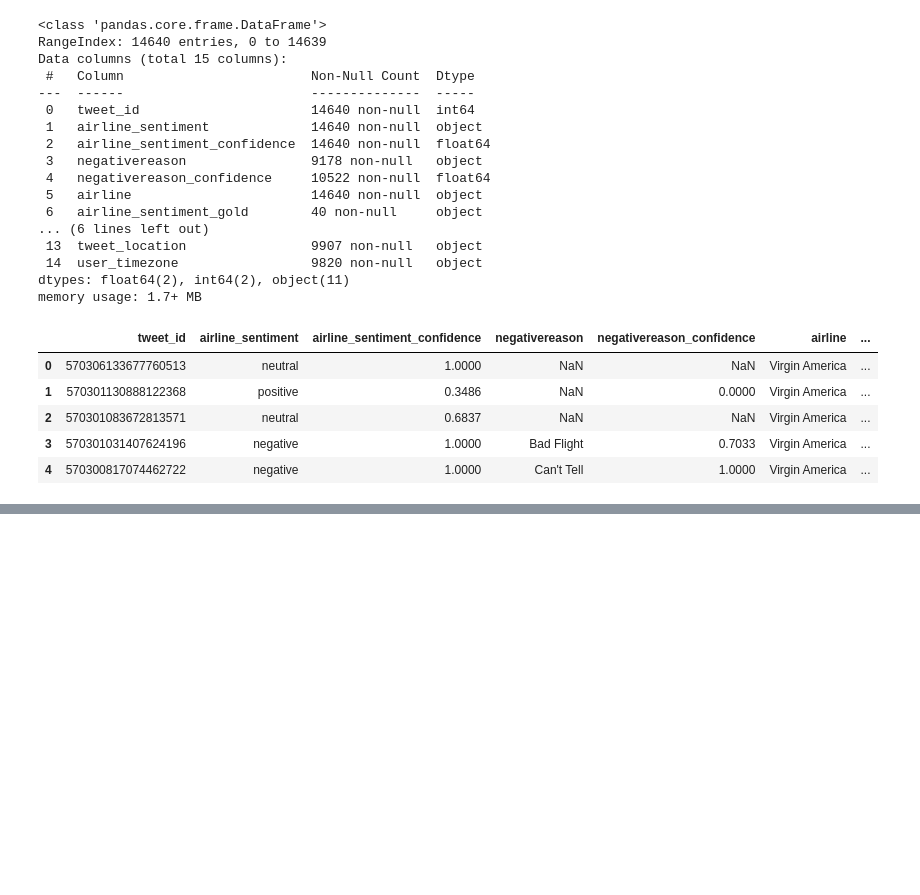
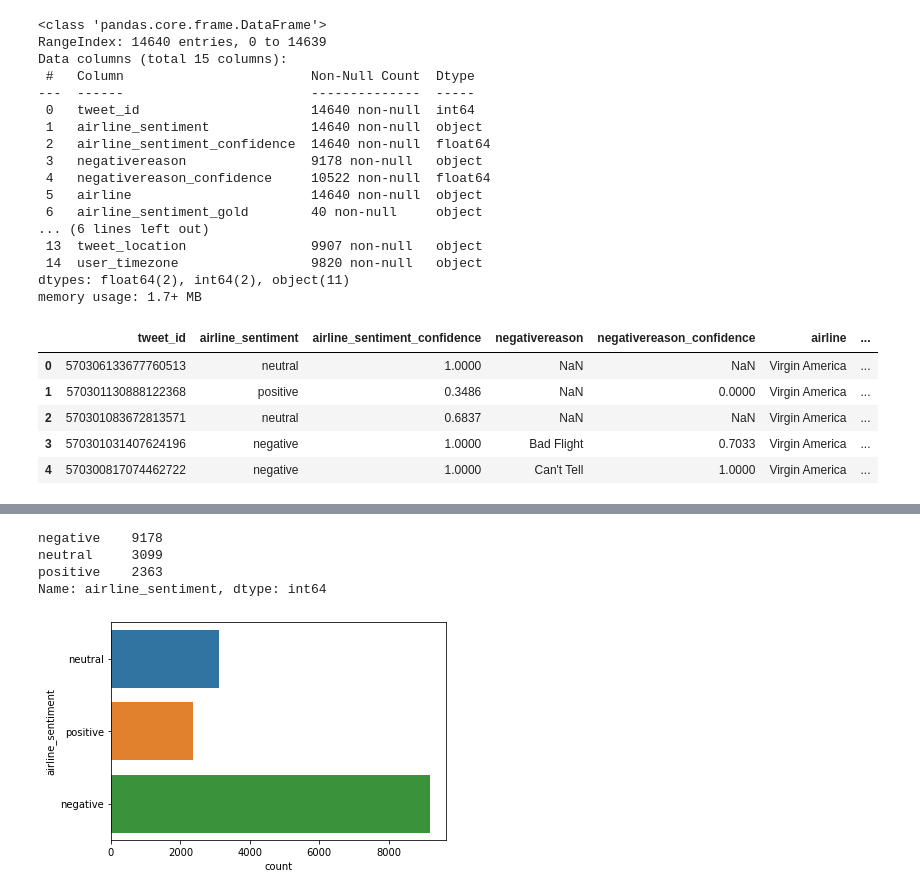
Before and after one commit to mo-amininasab/Twitter_US_Airline_Sentiment, a Jupyter notebook: Twitter_US_Airline_Sentiment.ipynb, the cells around one changed output, grey strips where cells are left out. Saved outputs shown, nothing was run; the diff lists cells and outputs as text; code cells hidden in the pictures; blank space fills up the shorter version.

```diff
--- a/Twitter_US_Airline_Sentiment.ipynb
+++ b/Twitter_US_Airline_Sentiment.ipynb
@@ -55,0 +91,9 @@ df.head()
+# %%
+sns.countplot(data=df, y='airline_sentiment')
+df['airline_sentiment'].value_counts()
+# %% [output]
+negative    9178
+neutral     3099
+positive    2363
+Name: airline_sentiment, dtype: int64
+[figure, added]
```
Also changed, not shown: parts of 5 cells of this notebook.
